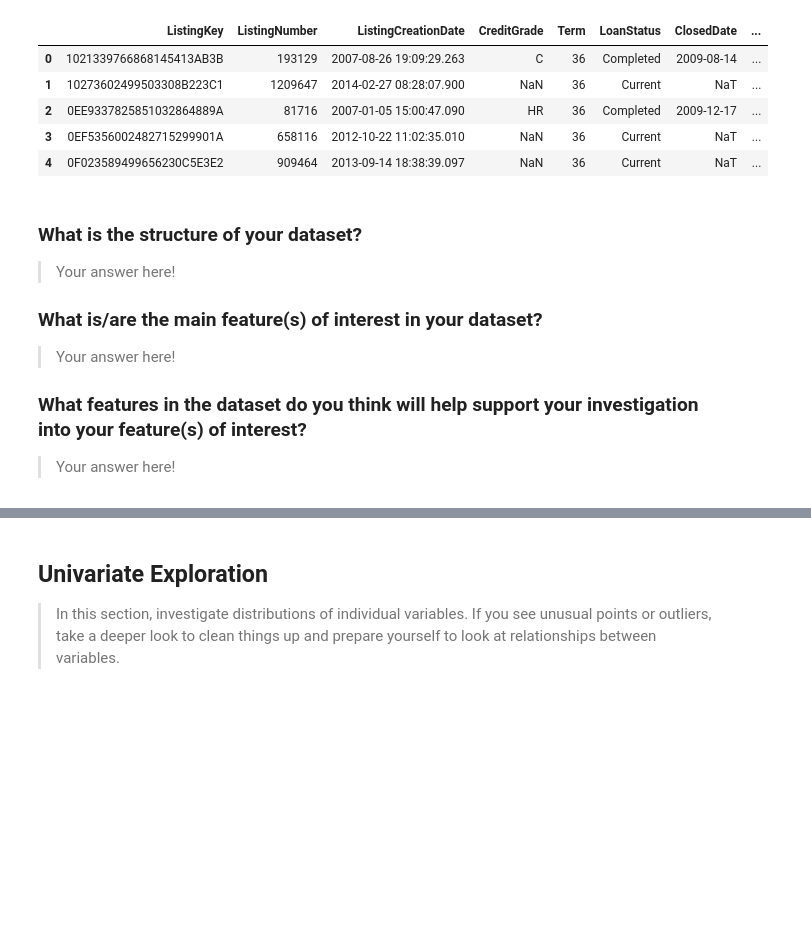
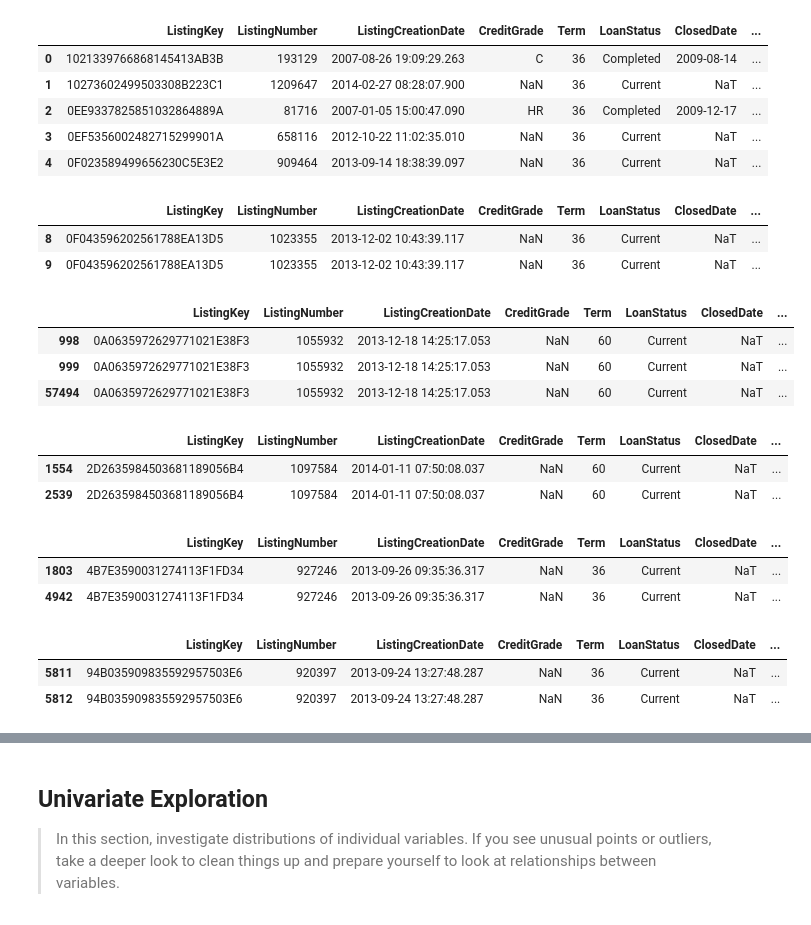
Before and after one commit to iRowebot/prosper_loans_visualizations, a Jupyter notebook: prosper_loans_data_visualization.ipynb, the cells around one changed output, grey strips where cells are left out. Cells and saved outputs as stored; diff of their text form; code cells hidden in the pictures; blank space fills up the shorter version.

Commit message:
Clean dataset & raise questions for exploration.

```diff
--- a/prosper_loans_data_visualization.ipynb
+++ b/prosper_loans_data_visualization.ipynb
@@ -49,15 +49,25 @@ None
 | 2 | 0EE9337825851032864889A | 81716 | 2007-01-05 15:00:47.090 | HR | 36 | Completed | 2009-12-17 | ... |
 | 3 | 0EF5356002482715299901A | 658116 | 2012-10-22 11:02:35.010 | NaN | 36 | Current | NaT | ... |
 | 4 | 0F023589499656230C5E3E2 | 909464 | 2013-09-14 18:38:39.097 | NaN | 36 | Current | NaT | ... |
-# %% [markdown]
-### What is the structure of your dataset?
-
-> Your answer here!
-
-### What is/are the main feature(s) of interest in your dataset?
-
-> Your answer here!
-
-### What features in the dataset do you think will help support your investigation into your feature(s) of interest?
-
-> Your answer here!
+# %%
+# Duplicate records are identical except for their ProsperScore value.
+duplicate_loans = df[df.ListingKey.duplicated()].ListingKey.values
+for i in range(5):
+    display(df[df.ListingKey == duplicate_loans[i]])
+# %% [output]
+|  | ListingKey | ListingNumber | ListingCreationDate | CreditGrade | Term | LoanStatus | ClosedDate | ... |
+| 8 | 0F043596202561788EA13D5 | 1023355 | 2013-12-02 10:43:39.117 | NaN | 36 | Current | NaT | ... |
+| 9 | 0F043596202561788EA13D5 | 1023355 | 2013-12-02 10:43:39.117 | NaN | 36 | Current | NaT | ... |
+|  | ListingKey | ListingNumber | ListingCreationDate | CreditGrade | Term | LoanStatus | ClosedDate | ... |
+| 998 | 0A0635972629771021E38F3 | 1055932 | 2013-12-18 14:25:17.053 | NaN | 60 | Current | NaT | ... |
+| 999 | 0A0635972629771021E38F3 | 1055932 | 2013-12-18 14:25:17.053 | NaN | 60 | Current | NaT | ... |
+| 57494 | 0A0635972629771021E38F3 | 1055932 | 2013-12-18 14:25:17.053 | NaN | 60 | Current | NaT | ... |
+|  | ListingKey | ListingNumber | ListingCreationDate | CreditGrade | Term | LoanStatus | ClosedDate | ... |
+| 1554 | 2D2635984503681189056B4 | 1097584 | 2014-01-11 07:50:08.037 | NaN | 60 | Current | NaT | ... |
+| 2539 | 2D2635984503681189056B4 | 1097584 | 2014-01-11 07:50:08.037 | NaN | 60 | Current | NaT | ... |
+|  | ListingKey | ListingNumber | ListingCreationDate | CreditGrade | Term | LoanStatus | ClosedDate | ... |
+| 1803 | 4B7E3590031274113F1FD34 | 927246 | 2013-09-26 09:35:36.317 | NaN | 36 | Current | NaT | ... |
+| 4942 | 4B7E3590031274113F1FD34 | 927246 | 2013-09-26 09:35:36.317 | NaN | 36 | Current | NaT | ... |
+|  | ListingKey | ListingNumber | ListingCreationDate | CreditGrade | Term | LoanStatus | ClosedDate | ... |
+| 5811 | 94B035909835592957503E6 | 920397 | 2013-09-24 13:27:48.287 | NaN | 36 | Current | NaT | ... |
+| 5812 | 94B035909835592957503E6 | 920397 | 2013-09-24 13:27:48.287 | NaN | 36 | Current | NaT | ... |
```
Also changed, not shown: parts of 10 cells of this notebook.
